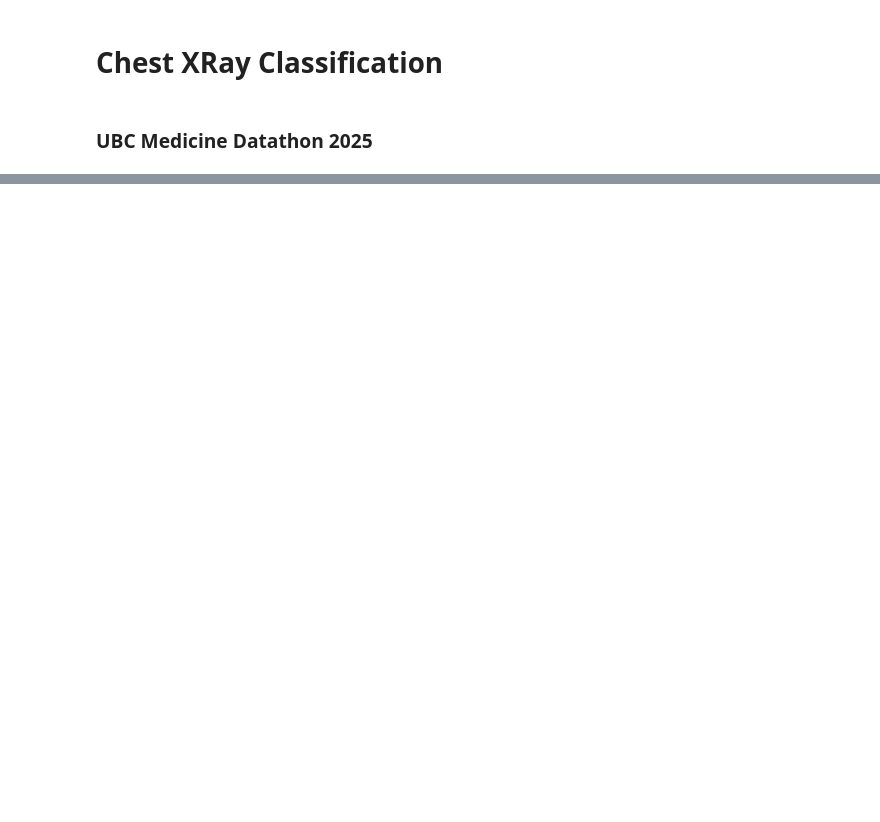
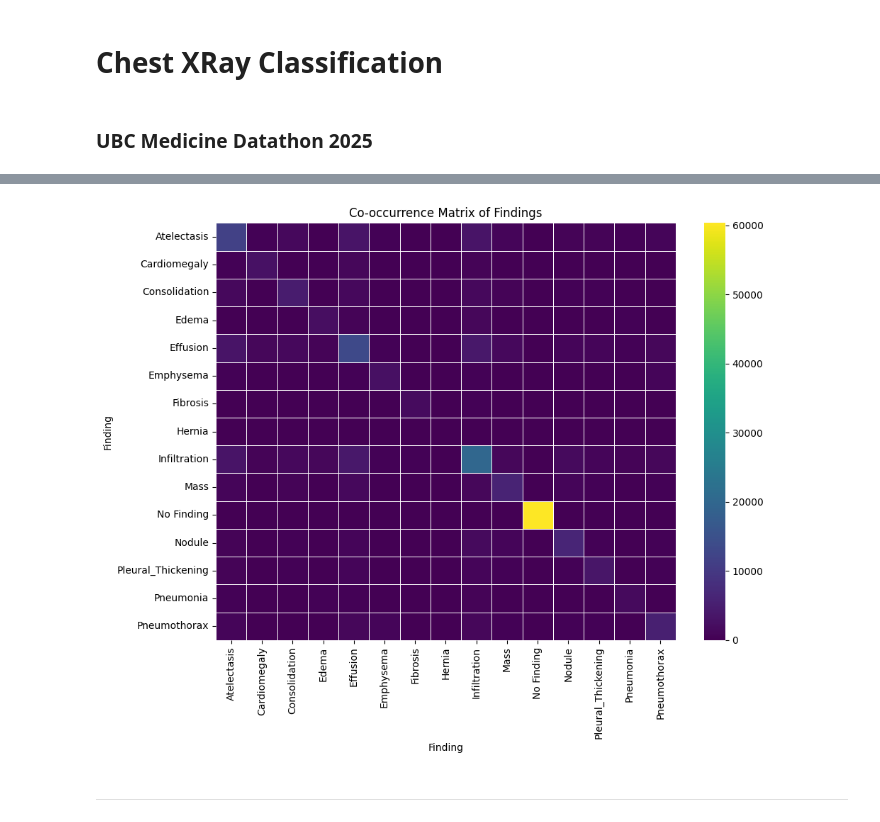
Before and after one commit to vivaanjhaveri/chest-xray, a Jupyter notebook: chest_xray.ipynb, the cells around one changed output, grey strips where cells are left out. Cells and saved outputs as stored; diff of their text form; code cells hidden in the pictures; blank space fills up the shorter version.

```diff
--- a/chest_xray.ipynb
+++ b/chest_xray.ipynb
@@ -50,0 +158,34 @@ How can the X-ray data be efficiently represented to then be used for CAD system
+# %%
+import itertools
+
+# Get a sorted list of unique findings
+unique_findings = sorted(list(all_labels.unique()))
+
+# Initialize a DataFrame for the co-occurrence matrix
+co_occurrence = pd.DataFrame(0, index=unique_findings, columns=unique_findings)
+
+# Populate the matrix by iterating over each record
+for labels in metadata['Finding Labels'].dropna():
+    label_list = labels.split('|')
+    # Update counts for each combination of findings
+    for label1, label2 in itertools.combinations(label_list, 2):
+        co_occurrence.loc[label1, label2] += 1
+        co_occurrence.loc[label2, label1] += 1
+    # Also increment self-occurrence for each label
+    for label in label_list:
+        co_occurrence.loc[label, label] += 1
+
+# Plot the co-occurrence heatmap
+plt.figure(figsize=(10, 8))
+sns.heatmap(co_occurrence, cmap='viridis', linewidths=0.5)
+plt.title('Co-occurrence Matrix of Findings')
+plt.xlabel('Finding')
+plt.ylabel('Finding')
+plt.tight_layout()
+plt.show()
+# %% [output]
+[figure, added]
+# %% [markdown]
+
+
+---
```
Also changed, not shown: parts of 18 cells of this notebook.
